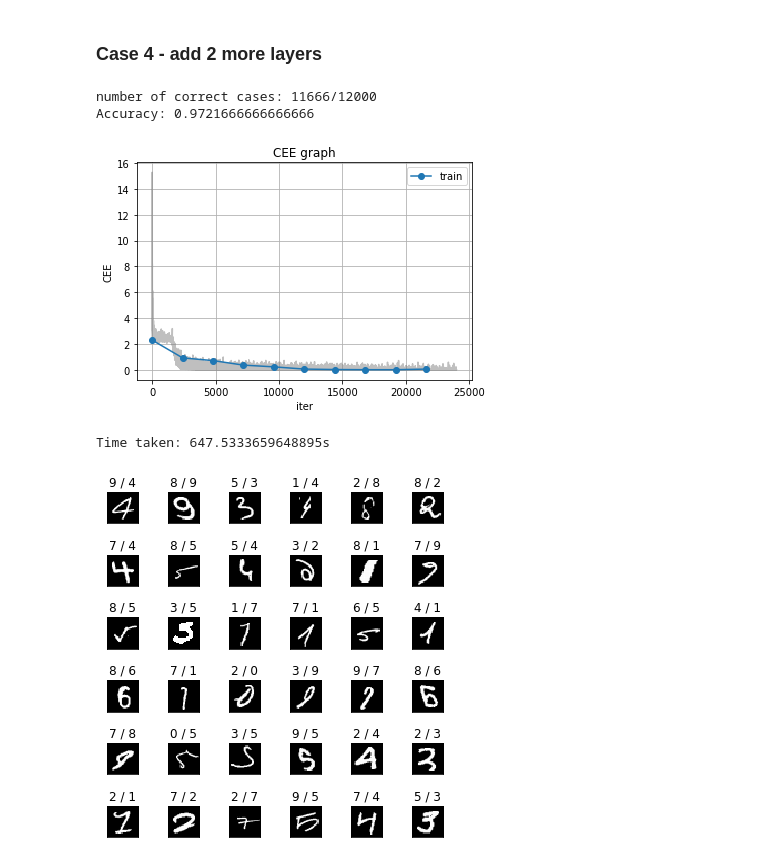
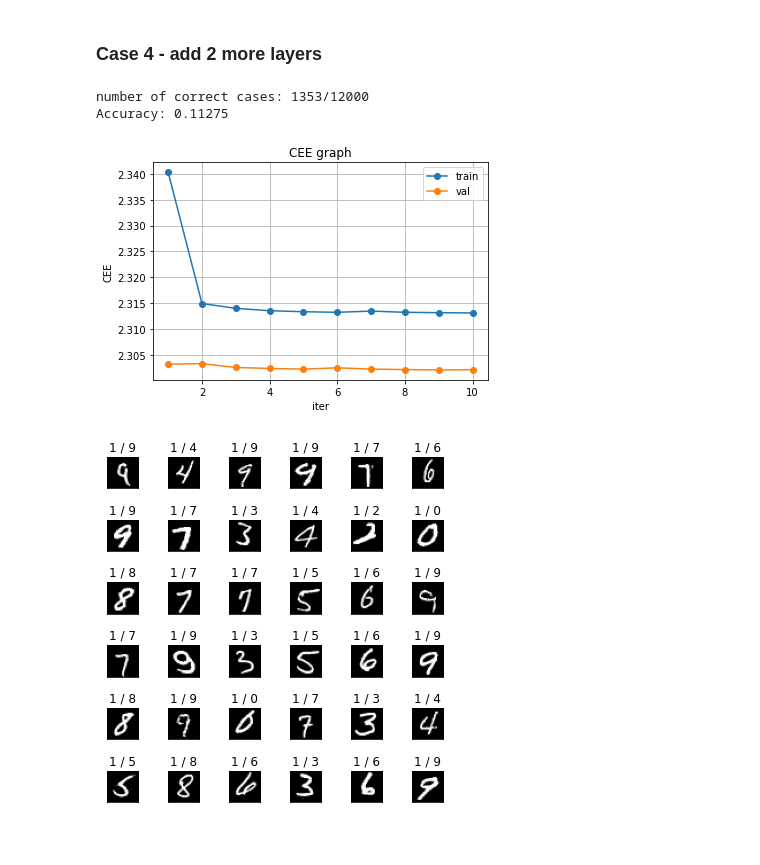
Before and after one commit to goriummaximum/diveintocode-ml, a Jupyter notebook: Sprints/sprint10-DNN/dnn.ipynb, the cells around one changed output. Drawn from its saved outputs; the diff is of its cells as text; code cells hidden in the pictures.

```diff
--- a/Sprints/sprint10-DNN/dnn.ipynb
+++ b/Sprints/sprint10-DNN/dnn.ipynb
@@ -322,12 +321,10 @@ class ScratchDeepNeuralNetrowkClassifier():
         dZ = np.full(len(self.n_nodes), None) #Z[-1] unused
         CEE = None
         for i in range(len(self.n_nodes) - 1, 0, -1):
-            if (self.activations_name[i] == 'tanh' or self.activations_name[i] == 'sigmoid'):
+            if (self.activations_name[i] == 'softmax'):
+                dA[i], CEE = self.activations[i].backward(Z[i], y)
+            else:
                 dA[i] = self.activations[i].backward(dZ[i], Z[i])
-            elif (self.activations_name[i] == 'relu'):
-                dA[i] = self.activations[i].backward(Z[i])
-            elif (self.activations_name[i] == 'softmax'):
-                dA[i], CEE = self.activations[i].backward(Z[i], y)
             dZ[i - 1] = self.FC[i].backward(dA[i])
         return CEE
 
@@ -343,9 +340,9 @@ class ScratchDeepNeuralNetrowkClassifier():
                 Z = self._forward(mini_X)
                 CEE = self._backward(mini_y, Z)
                 self.CEE_list.append(CEE)
-                #if (X_val is not None and y_val is not None):
-                    #Z = self._forward(X_val)
-                    #self.CEE_list_val.append(self._compute_CEE(y_val, Z[-1]))
+            if (X_val is not None and y_val is not None):
+                Z = self._forward(X_val)
+                self.CEE_list_val.append(self._compute_CEE(y_val, Z[-1]))
 
     def fit(self, X, y, X_val=None, y_val=None):
         """
@@ -413,7 +410,7 @@ def plot_CEE(CEE_list=None, CEE_list_val=None, epochs=None):
     if (CEE_list is not None):
         plt.plot(np.arange(1, epochs + 1), CEE_list[::int(len(CEE_list)/epochs)], label="train", marker='o')
     if (CEE_list_val is not None):
-        pass#plt.plot(np.arange(0, epochs), CEE_list_val[::int(CEE_list_val.shape[0]/epochs)], label="val", marker='o')
+        plt.plot(np.arange(1, epochs + 1), CEE_list_val, label="val", marker='o')
     plt.legend()
     plt.xlabel("iter")
     plt.ylabel("CEE")
@@ -450,6 +445,5 @@ import time
 # %%
 def handler(model=None, X_train=None, y_train=None, X_val=None, y_val=None, epochs=None, save=False, file_name=None):
-    start = time.time()
     model.fit(X_train, y_train, X_val, y_val)
     y_pred = model.predict(X_val)
     unique_elements, counts_elements = np.unique(y_pred - np.argmax(y_val, axis=1), return_counts=True)
@@ -459,13 +453,11 @@ def handler(model=None, X_train=None, y_train=None, X_val=None, y_val=None, epoc
     draw_fault(y_pred, np.argmax(y_val, axis=1))
     if (save == True):
         save_model('file_name', model)
-    end = time.time()
-    print("Time taken: {}s".format(end - start))
 # %% [markdown]
 <h3>Case 1</h3>
 # %%
-epochs = 2
-batch_size = 20
+epochs = 10
+batch_size = 40
 # %%
 dnn_1 = ScratchDeepNeuralNetrowkClassifier(
                 hidden_layers=[400,200],
@@ -555,25 +551,24 @@ Accuracy: 0.9746666666666667
 # %%
 dnn_4 = ScratchDeepNeuralNetrowkClassifier(
                 hidden_layers=[400,200,200,400],
-                hidden_activations=['tanh', 'sigmoid', 'sigmoid', 'tanh'],
-                hidden_initializers=['he', 'xavier', 'xavier', 'he'],
+                hidden_activations=['tanh', 'relu', 'relu', 'sigmoid'],
+                hidden_initializers=['xavier', 'he', 'he', 'xavier'],
                 sigma=0.01,
                 optimizer='adagrad',
                 layer_type=None,
                 batch_size=batch_size,
                 epochs=epochs,
                 lr=0.05,
                 seed=69,
                 verbose=False
 )
 
 handler(dnn_4, X_train, y_train, X_val, y_val, epochs)
 # %% [output]
-number of correct cases: 11666/12000
-Accuracy: 0.9721666666666666
+number of correct cases: 1353/12000
+Accuracy: 0.11275
-[figure, old version]
+[figure, new version]
-Time taken: 647.5333659648895s
-[figure, old version]
+[figure, new version]
 # %%
 dnn_4 = ScratchDeepNeuralNetrowkClassifier(
                 hidden_layers=[400,200,200,400],
```
Also changed, not shown: parts of 10 cells of this notebook.
